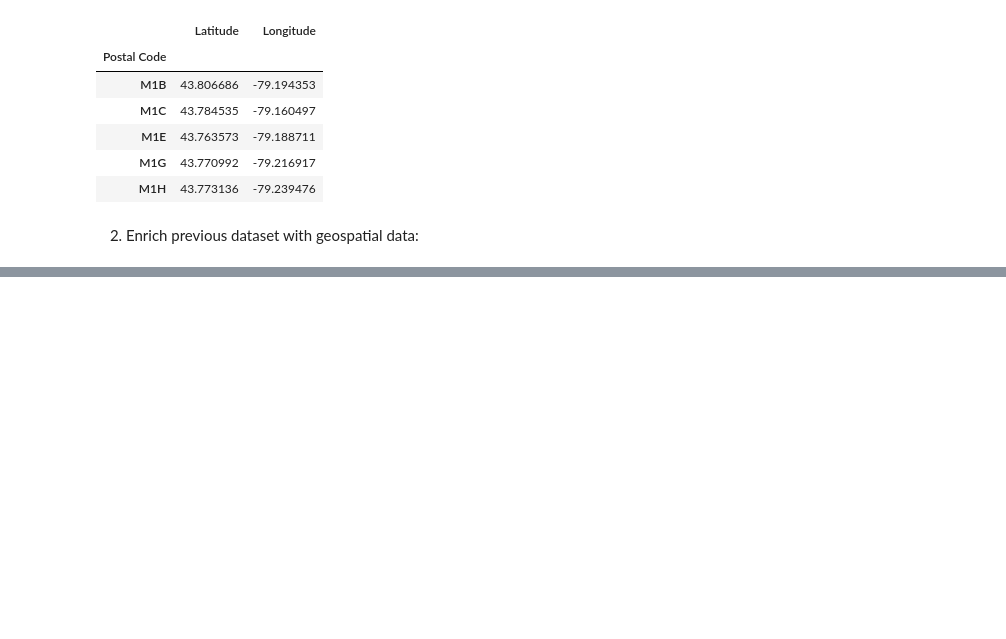
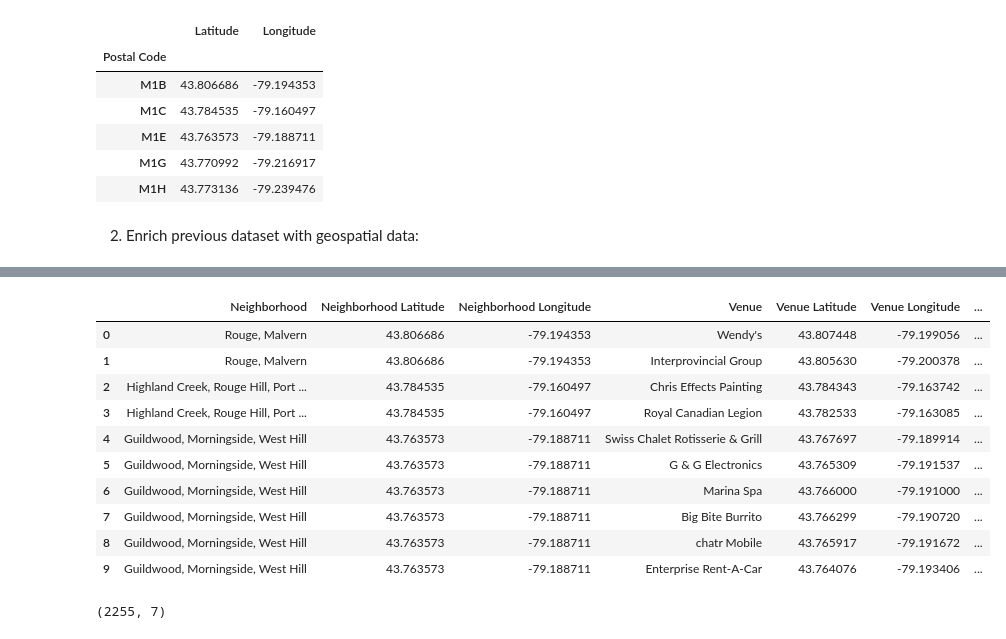
Before and after one commit to vitalykamentcev/DataScienceCourse, a Jupyter notebook: Data Science Capstone I.ipynb, the cells around one changed output, grey strips where cells are left out. Cells and saved outputs as stored; diff of their text form; code cells hidden in the pictures; blank space fills up the shorter version.

```diff
--- a/Data Science Capstone I.ipynb
+++ b/Data Science Capstone I.ipynb
@@ -101,0 +144,20 @@ neighborhoods.head(10)
+# %%
+geolocator = Nominatim(user_agent="ny_explorer")
+loc = geolocator.geocode('Toronto, CA')
+# %%
+map_toronto = folium.Map(location=[loc.latitude, loc.longitude], zoom_start=11)
+
+for lat, lng, borough, neighborhood in zip(neighborhoods['Latitude'], neighborhoods['Longitude'], neighborhoods['Borough'], neighborhoods['Neighborhood']):
+    label = '{}, {}'.format(neighborhood, borough)
+    label = folium.Popup(label, parse_html=True)
+    folium.CircleMarker(
+        [lat, lng],
+        radius=5,
+        popup=label,
+        color='blue',
+        fill=True,
+        fill_color='#3186cc',
+        fill_opacity=0.7,
+        parse_html=False).add_to(map_toronto)
+
+map_toronto
@@ -101,0 +213,2 @@ neighborhoods.head(10)
+# %%
+venues = getNearbyVenues(neighborhoods['Neighborhood'], neighborhoods['Latitude'], neighborhoods['Longitude'])
@@ -101,0 +233,18 @@ neighborhoods.head(10)
+# %%
+venues.head(10)
+# %% [output]
+|  | Neighborhood | Neighborhood Latitude | Neighborhood Longitude | Venue | Venue Latitude | Venue Longitude | ... |
+| 0 | Rouge, Malvern | 43.806686 | -79.194353 | Wendy's | 43.807448 | -79.199056 | ... |
+| 1 | Rouge, Malvern | 43.806686 | -79.194353 | Interprovincial Group | 43.805630 | -79.200378 | ... |
+| 2 | Highland Creek, Rouge Hill, Port ... | 43.784535 | -79.160497 | Chris Effects Painting | 43.784343 | -79.163742 | ... |
+| 3 | Highland Creek, Rouge Hill, Port ... | 43.784535 | -79.160497 | Royal Canadian Legion | 43.782533 | -79.163085 | ... |
+| 4 | Guildwood, Morningside, West Hill | 43.763573 | -79.188711 | Swiss Chalet Rotisserie & Grill | 43.767697 | -79.189914 | ... |
+| 5 | Guildwood, Morningside, West Hill | 43.763573 | -79.188711 | G & G Electronics | 43.765309 | -79.191537 | ... |
+| 6 | Guildwood, Morningside, West Hill | 43.763573 | -79.188711 | Marina Spa | 43.766000 | -79.191000 | ... |
+| 7 | Guildwood, Morningside, West Hill | 43.763573 | -79.188711 | Big Bite Burrito | 43.766299 | -79.190720 | ... |
+| 8 | Guildwood, Morningside, West Hill | 43.763573 | -79.188711 | chatr Mobile | 43.765917 | -79.191672 | ... |
+| 9 | Guildwood, Morningside, West Hill | 43.763573 | -79.188711 | Enterprise Rent-A-Car | 43.764076 | -79.193406 | ... |
+# %%
+venues.shape
+# %% [output]
+(2255, 7)
```
Also changed, not shown: parts of 26 cells of this notebook.
